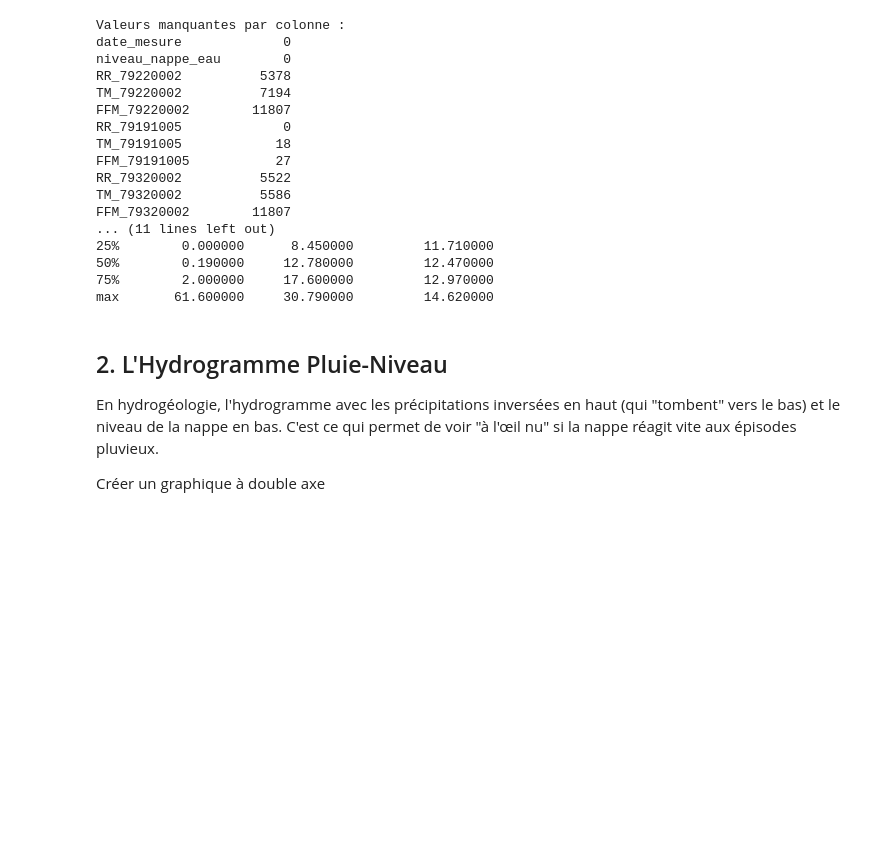
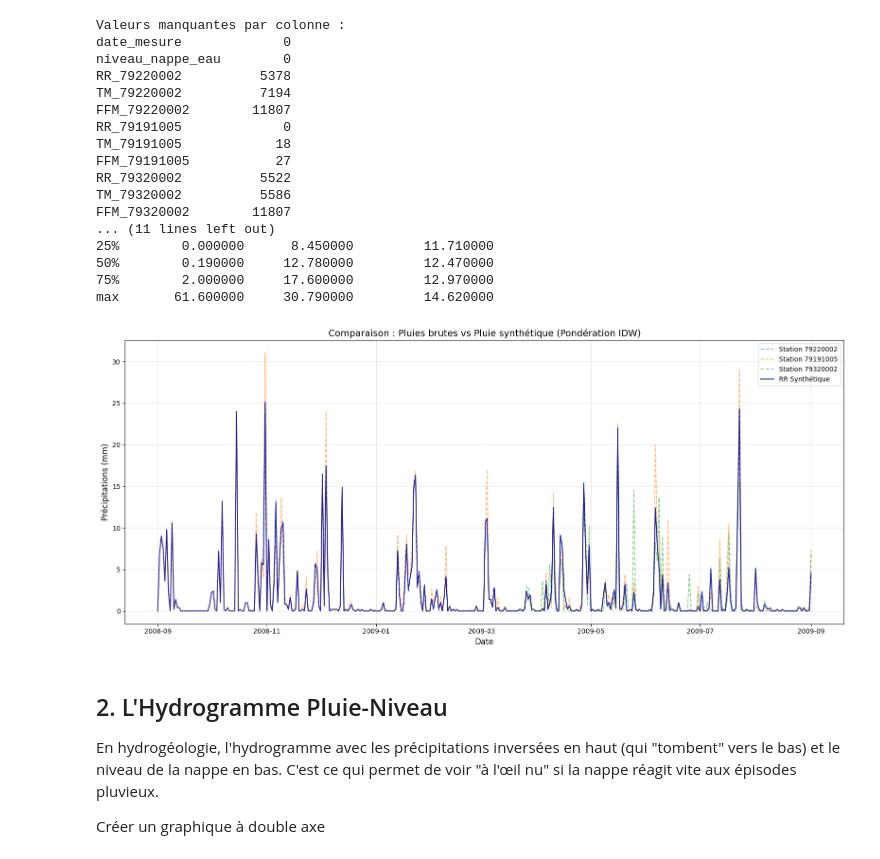
Before and after one commit to charourou/Projet_Hydrosense, a Jupyter notebook: notebooks/meteo_MRI.ipynb, the cells around one changed output. Drawn from its saved outputs; the diff is of its cells as text; code cells hidden in the pictures; blank space fills up the shorter version.

```diff
--- a/notebooks/meteo_MRI.ipynb
+++ b/notebooks/meteo_MRI.ipynb
@@ -151,6 +151,32 @@ FFM_79320002        11807
 50%        0.190000     12.780000         12.470000
 75%        2.000000     17.600000         12.970000
 max       61.600000     30.790000         14.620000
+# %%
+start_date = '2008-09-01'
+end_date = '2009-09-01'
+mask = (df_final['date_mesure'] >= start_date) & (df_final['date_mesure'] <= end_date)
+df_zoom = df_final.loc[mask]
+
+# 2. Identification des colonnes
+cols_rr = [c for c in df_final.columns if ('RR_' in c and c[-1].isnumeric())]
+col_synth = 'RR_synth'
+
+
+plt.figure(figsize=(16, 7))
+for col in cols_rr:
+    plt.plot(df_zoom['date_mesure'], df_zoom[col], alpha=0.5, linestyle='--', label=f"Station {col.split('_')[1]}")
+
+# Tracé de la synthèse avec une ligne plus épaisse et colorée
+plt.plot(df_zoom['date_mesure'], df_zoom[col_synth], alpha = 0.8, color='darkblue', linewidth=1.5, label='RR Synthétique')
+
+plt.title(f"Comparaison : Pluies brutes vs Pluie synthétique (Pondération IDW)", fontsize=14)
+plt.xlabel("Date", fontsize=12)
+plt.ylabel("Précipitations (mm)", fontsize=12)
+plt.legend(loc='upper right')
+plt.grid(True, alpha=0.3)
+plt.tight_layout()
+# %% [output]
+[figure, added]
 # %% [markdown]
 ## 2. L'Hydrogramme Pluie-Niveau
 
```
Also changed, not shown: parts of 2 cells of this notebook.
